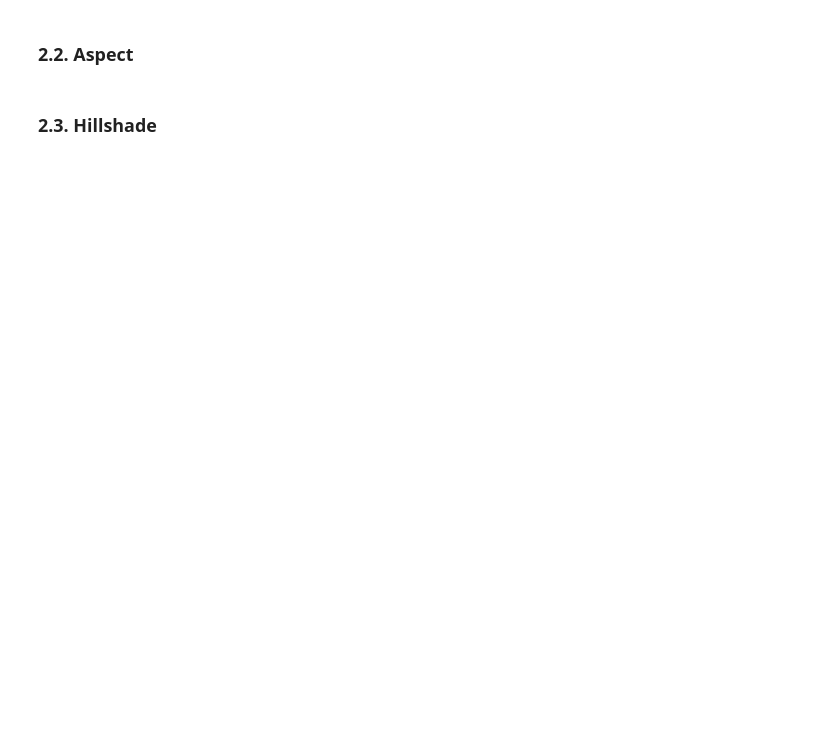
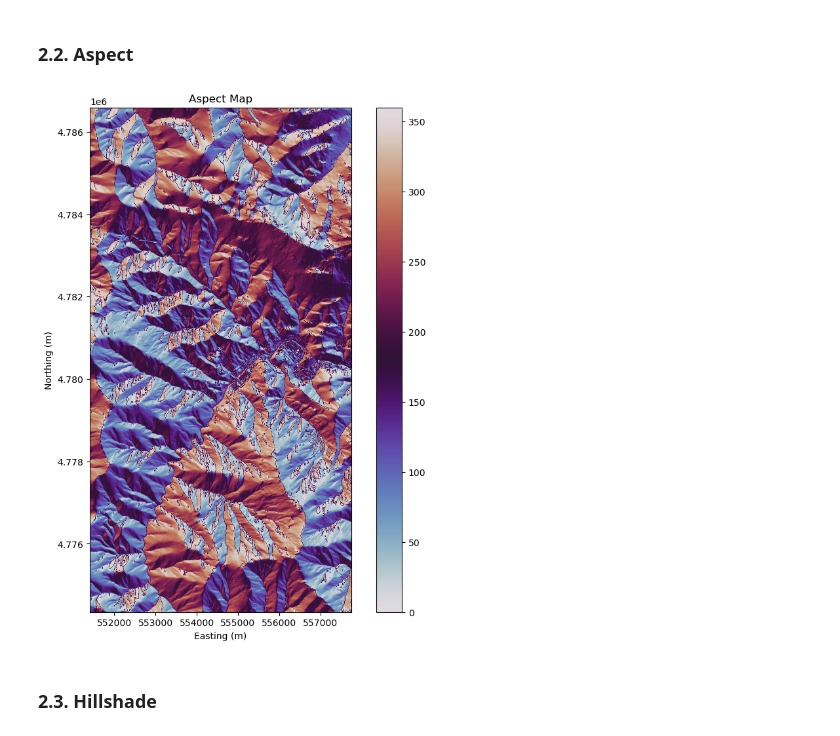
Before and after one commit to aitorandreu/portfolio, a Jupyter notebook: raster_analysis/services/notebooks/wcs.ipynb, the cells around one changed output. Saved outputs shown, nothing was run; the diff lists cells and outputs as text; code cells hidden in the pictures; blank space fills up the shorter version.

```diff
--- a/raster_analysis/services/notebooks/wcs.ipynb
+++ b/raster_analysis/services/notebooks/wcs.ipynb
@@ -120,3 +188,35 @@ aspect = gdal.DEMProcessing(aspect_output_path, dem, 'aspect', computeEdges=True
+# %%
+# Plot the aspect map
+with rasterio.open(aspect_output_path) as src:
+    # Read the first band (aspect values)
+    aspect_data = src.read(1)
+    # Store raster metadata
+    aspect_meta = src.meta
+
+# Configure the visualization
+plt.figure(figsize=(10, 10))
+plt.title("Aspect Map")
+plt.imshow(
+    aspect_data,
+    cmap='twilight',
+    extent=(
+        aspect_meta['transform'][2],  # Min X
+        aspect_meta['transform'][2] + aspect_meta['transform'][0] * src.width,  # Max X
+        aspect_meta['transform'][5] + aspect_meta['transform'][4] * src.height,  # Min Y
+        aspect_meta['transform'][5]  # Max Y
+    ),
+    vmin = 0,
+    vmax = 360
+)
+
+# Adding a color bar
+plt.colorbar()
+# Labels
+plt.xlabel("Easting (m)")
+plt.ylabel("Northing (m)")
+plt.show()
+# %% [output]
+[figure, added]
 # %% [markdown]
 ### 2.3. Hillshade
 # %%
```
Also changed, not shown: parts of 17 cells of this notebook, 1 other file.
